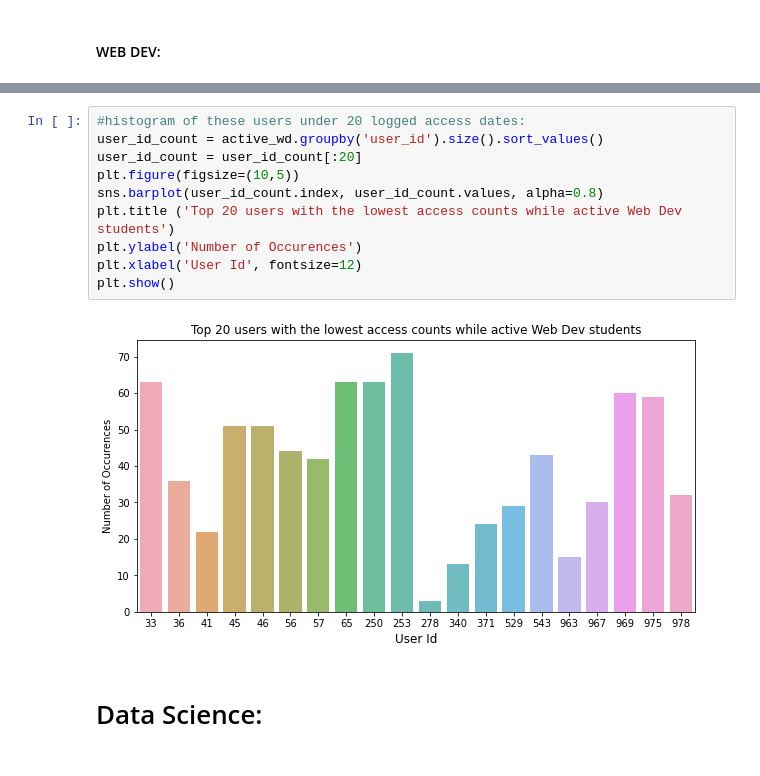
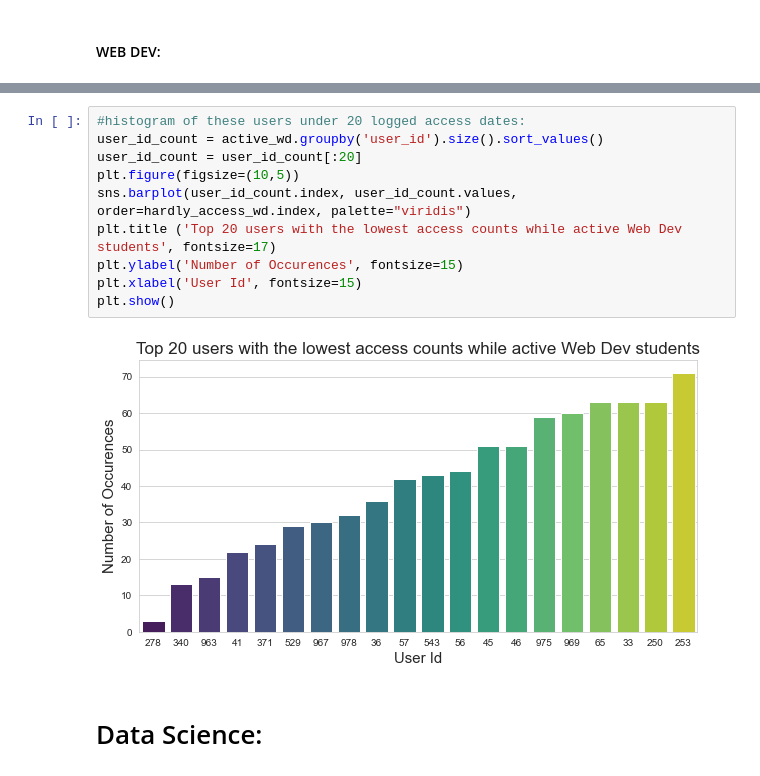
Before and after one commit to miller-cerna-laskowski-morris-eyring/anomaly-group-project, a Jupyter notebook: Eyring-notebook.ipynb, the cells around one changed output, grey strips where cells are left out. Cells and saved outputs as stored; diff of their text form.

```diff
--- a/Eyring-notebook.ipynb
+++ b/Eyring-notebook.ipynb
@@ -185,15 +174,15 @@ dtype: int64
 # %%
 #histogram of these users under 20 logged access dates:
 user_id_count = active_wd.groupby('user_id').size().sort_values()
 user_id_count = user_id_count[:20]
 plt.figure(figsize=(10,5))
-sns.barplot(user_id_count.index, user_id_count.values, alpha=0.8)
-plt.title ('Top 20 users with the lowest access counts while active Web Dev students')
-plt.ylabel('Number of Occurences')
-plt.xlabel('User Id', fontsize=12)
+sns.barplot(user_id_count.index, user_id_count.values, order=hardly_access_wd.index, palette="viridis")
+plt.title ('Top 20 users with the lowest access counts while active Web Dev students', fontsize=17)
+plt.ylabel('Number of Occurences', fontsize=15)
+plt.xlabel('User Id', fontsize=15)
 plt.show()
 # %% [output]
-[figure, old version]
+[figure, new version]
 # %% [markdown]
 # Data Science:
 # %%
```
Also changed, not shown: parts of 51 cells of this notebook.
